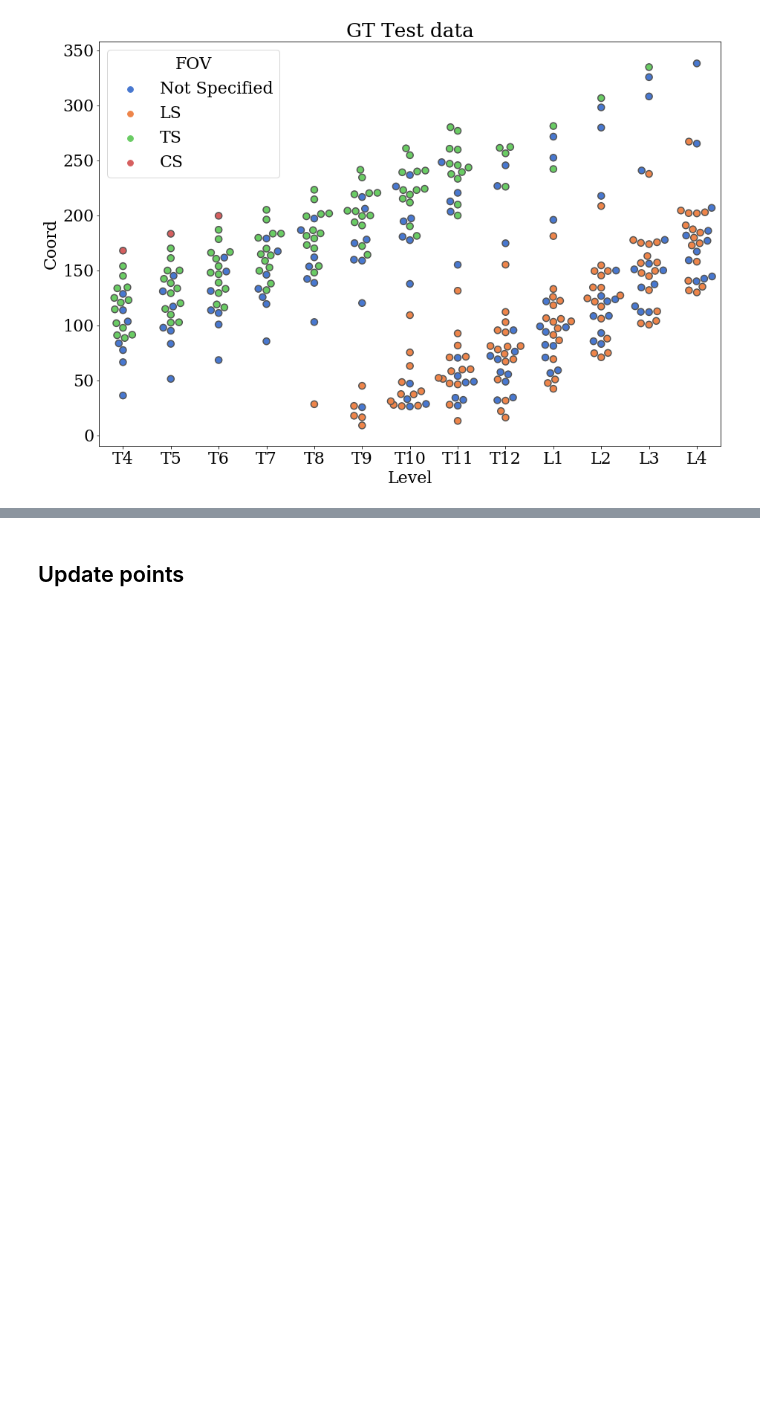
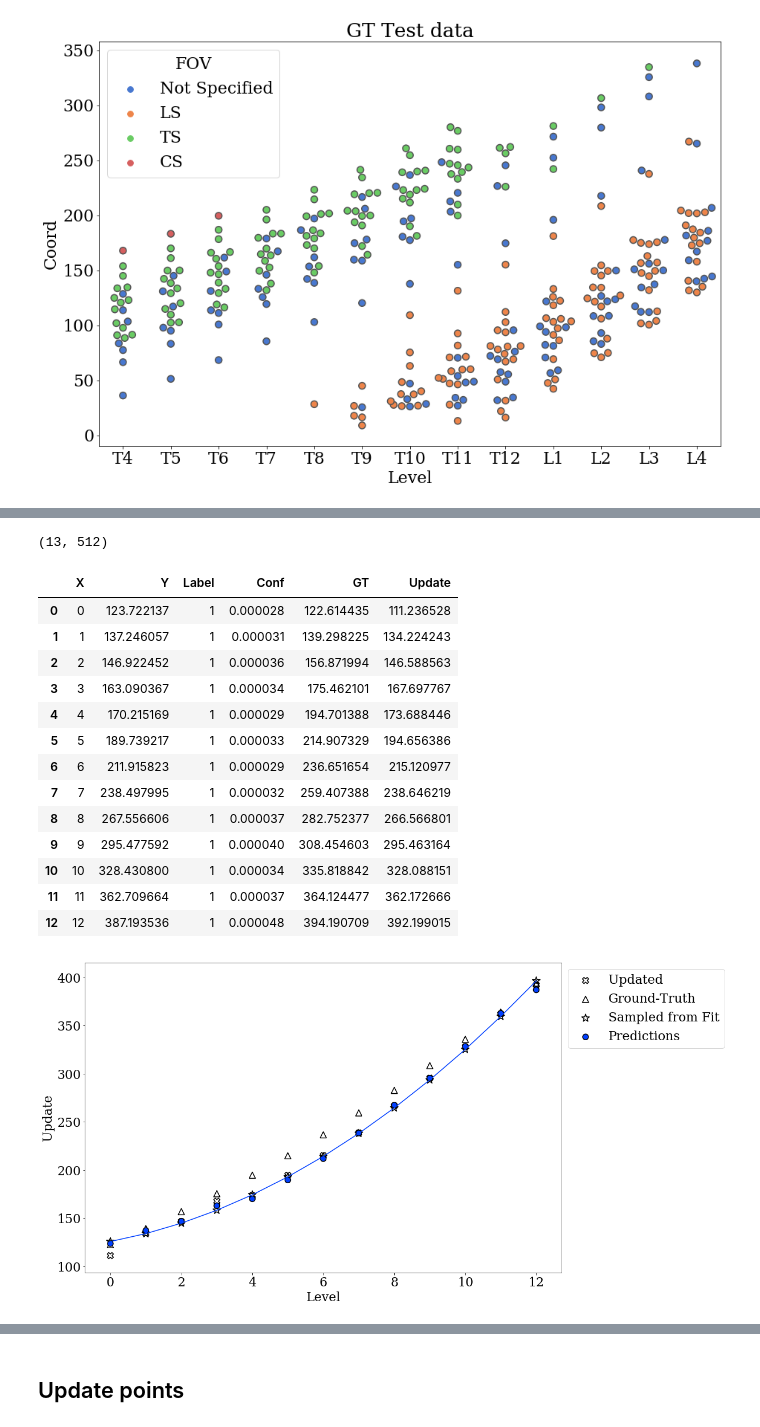
Before and after one commit to DMcSweeney/coronal_sagittal_cnn, a Jupyter notebook: notebooks/heatmap_fitting.ipynb, the cells around one changed output, grey strips where cells are left out. Saved outputs shown, nothing was run; the diff lists cells and outputs as text; code cells hidden in the pictures; blank space fills up the shorter version.

```diff
--- a/notebooks/heatmap_fitting.ipynb
+++ b/notebooks/heatmap_fitting.ipynb
@@ -25,3 +25,7 @@ ids, coords, dists, labels = predictions.values()
 ids.shape, coords.shape, dists.shape, labels.shape
 # %% [output]
 ((46,), (46, 13), (46, 13, 512, 1), (46, 13))
+# %%
+class_ = np.load('../outputs/w_classifier_preds.npz')
+class_ids, class_coords, class_dists, class_labels = class_.values()
+class_ids.shape, class_coords.shape, class_dists.shape, class_labels.shape
@@ -48,6 +54,8 @@ def format_preds(ids, coords, dists, labels):
     return pred_dict, dist_dict, label_dict
 # %%
 pred_dict, dist_dict, label_dict = format_preds(ids, coords, dists, labels)
+# %%
+class_pred, class_dists, class_labels = format_preds(class_ids, class_coords, class_dists, labels)
 # %%
 from ast import literal_eval
 # %%
@@ -331,3 +353,22 @@ param_dict, sample = fit_max(dist_dict, label_dict, ids[13], plot=True)
+# %%
+class_param, class_sample = fit_max(class_dists, label_dict, '22_05_2014_163_Sag', plot=True)
+# %% [output]
+(13, 512)
+|  | X | Y | Label | Conf | GT | Update |
+| 0 | 0 | 123.722137 | 1 | 0.000028 | 122.614435 | 111.236528 |
+| 1 | 1 | 137.246057 | 1 | 0.000031 | 139.298225 | 134.224243 |
+| 2 | 2 | 146.922452 | 1 | 0.000036 | 156.871994 | 146.588563 |
+| 3 | 3 | 163.090367 | 1 | 0.000034 | 175.462101 | 167.697767 |
+| 4 | 4 | 170.215169 | 1 | 0.000029 | 194.701388 | 173.688446 |
+| 5 | 5 | 189.739217 | 1 | 0.000033 | 214.907329 | 194.656386 |
+| 6 | 6 | 211.915823 | 1 | 0.000029 | 236.651654 | 215.120977 |
+| 7 | 7 | 238.497995 | 1 | 0.000032 | 259.407388 | 238.646219 |
+| 8 | 8 | 267.556606 | 1 | 0.000037 | 282.752377 | 266.566801 |
+| 9 | 9 | 295.477592 | 1 | 0.000040 | 308.454603 | 295.463164 |
+| 10 | 10 | 328.430800 | 1 | 0.000034 | 335.818842 | 328.088151 |
+| 11 | 11 | 362.709664 | 1 | 0.000037 | 364.124477 | 362.172666 |
+| 12 | 12 | 387.193536 | 1 | 0.000048 | 394.190709 | 392.199015 |
+[figure, added]
 # %%
 sample_dict = {}
 for name in ids:
```
Also changed, not shown: parts of 8 cells of this notebook, 10 other files.
